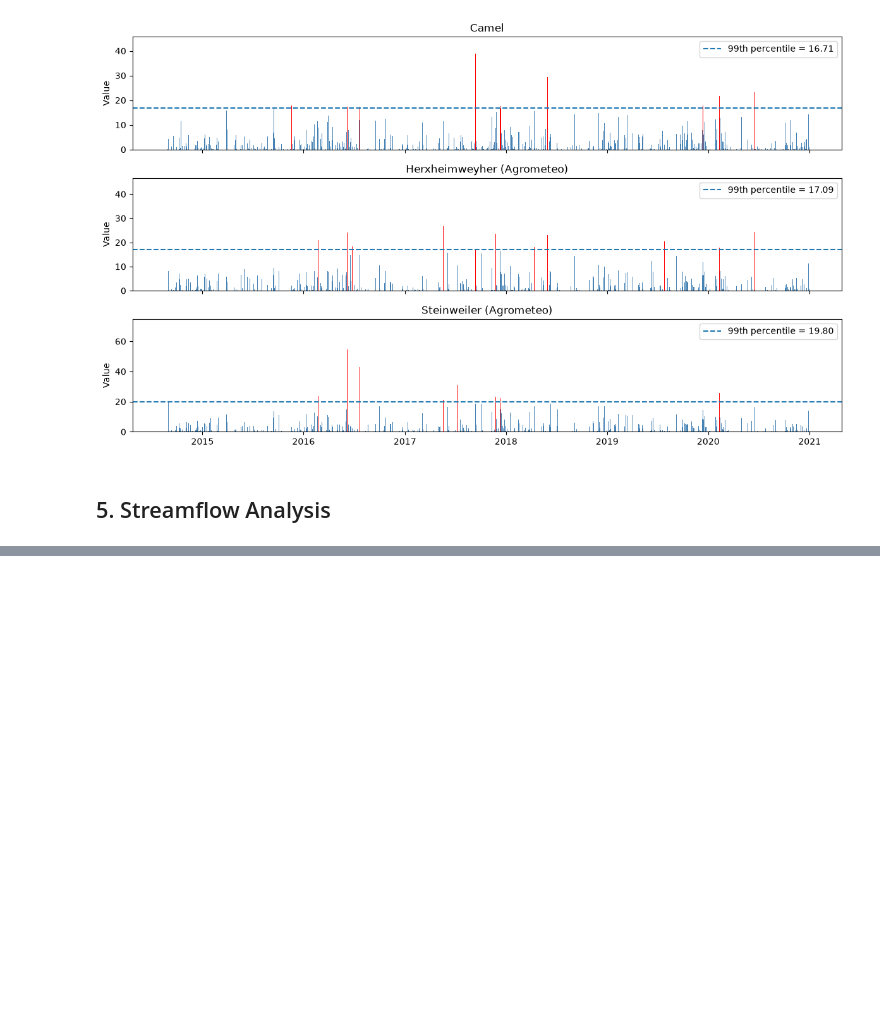
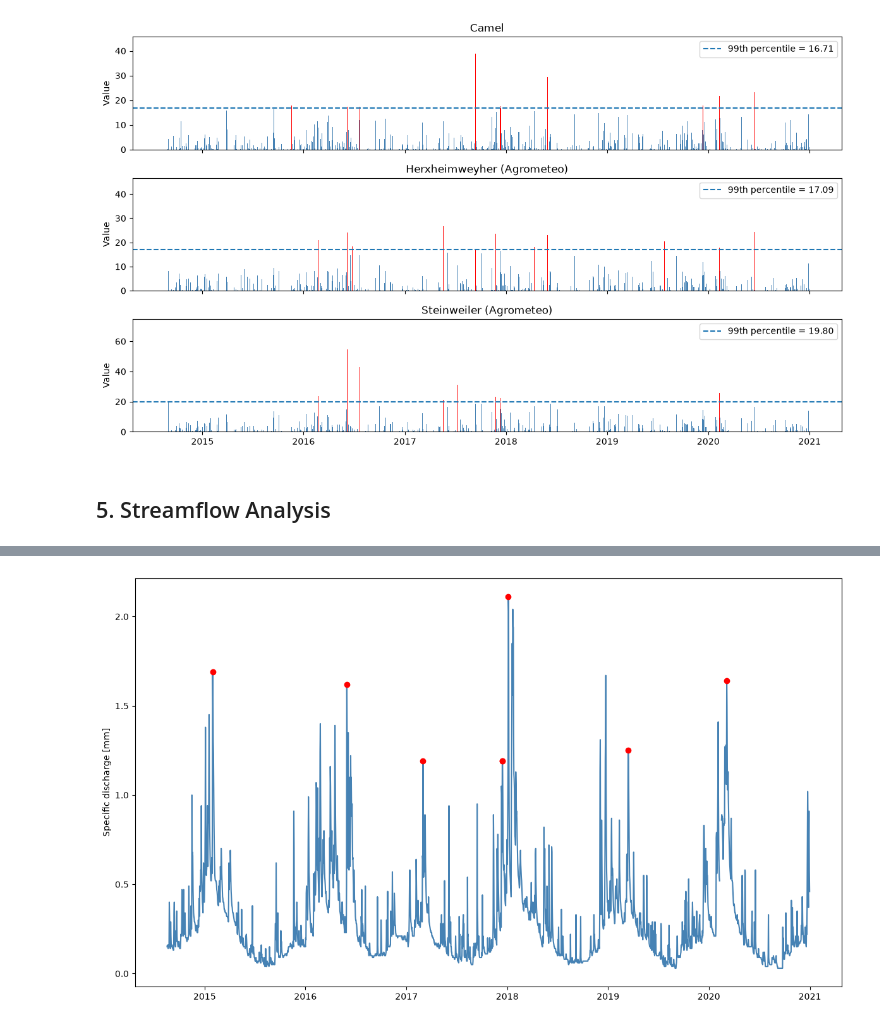
Before and after one commit to danielsehr/ACP4-Seminar, a Jupyter notebook: src/ACP4/main.ipynb, the cells around one changed output, grey strips where cells are left out. Cells and saved outputs as stored; diff of their text form; code cells hidden in the pictures; blank space fills up the shorter version.

```diff
--- a/src/ACP4/main.ipynb
+++ b/src/ACP4/main.ipynb
@@ -298,0 +335,8 @@ data.discharge
+# %%
+# 5.4. Identify annual maximum flow days.
+plot_annual_max_flow_days(
+    df=data.discharge['discharge_spec_obs'],
+    max_flows=annual_discharge_agg['max']
+)
+# %% [output]
+[figure, added]
```
Also changed, not shown: parts of 10 cells of this notebook, 4 other files.
